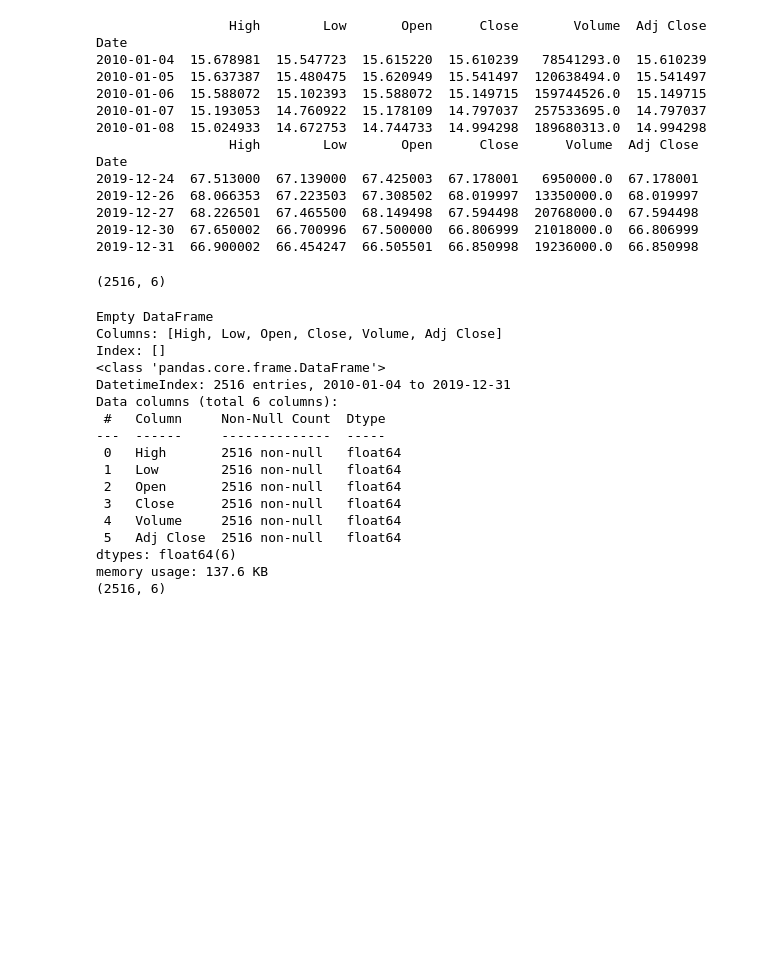
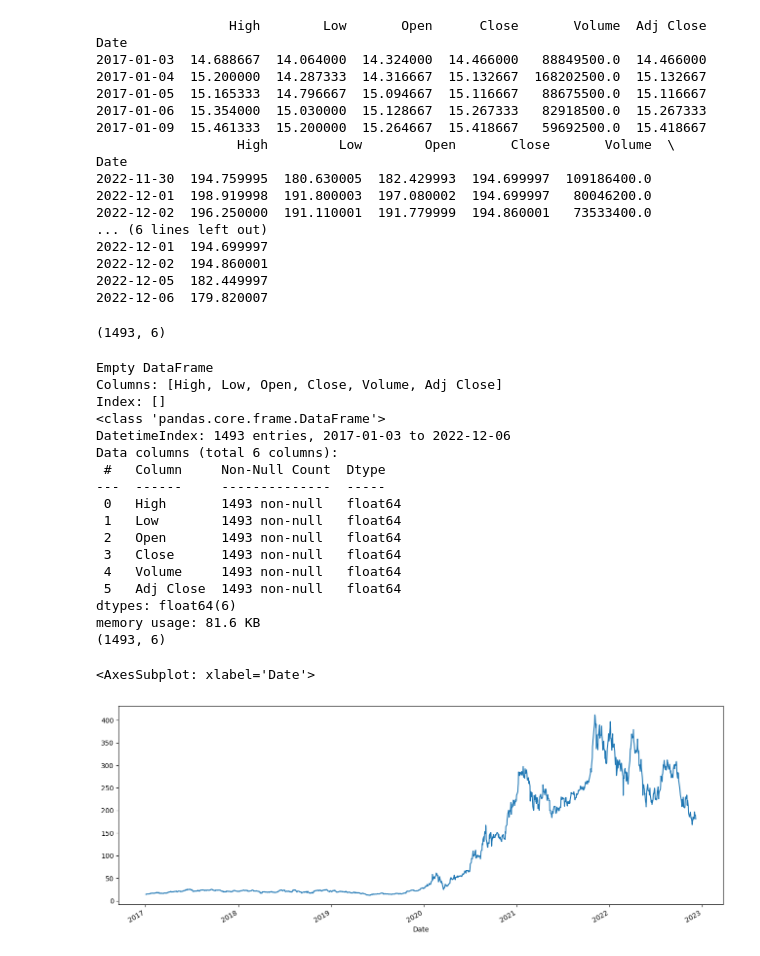
Before and after one commit to dagbolade/stock-price-assessment, a Jupyter notebook: linear_stock.ipynb, the cells around one changed output. Drawn from its saved outputs; the diff is of its cells as text; code cells hidden in the pictures; blank space fills up the shorter version.

```diff
--- a/linear_stock.ipynb
+++ b/linear_stock.ipynb
@@ -13,12 +13,12 @@ from sklearn.model_selection import train_test_split
 from sklearn.metrics import mean_squared_error, r2_score, mean_absolute_error
 
 #creating a start date and end date
-start = '2010-01-01'
-#end =  datetime.today().strftime("%Y-%m-%d")
-end = '2019-12-31'
+start = '2017-01-01'
+end =  datetime.today().strftime("%Y-%m-%d")
+#end = '2019-12-31'
 
 #creating the dataframe
-df= data.DataReader('GOOG', 'yahoo', start, end)
+df= data.DataReader('TSLA', 'yahoo', start, end)
 
 #getting the first 5 rows and the last 5 rows
 print(df.head(5))
@@ -28,40 +28,47 @@ df.shape
 # %% [output]
                  High        Low       Open      Close       Volume  Adj Close
 Date
-2010-01-04  15.678981  15.547723  15.615220  15.610239   78541293.0  15.610239
-2010-01-05  15.637387  15.480475  15.620949  15.541497  120638494.0  15.541497
-2010-01-06  15.588072  15.102393  15.588072  15.149715  159744526.0  15.149715
-2010-01-07  15.193053  14.760922  15.178109  14.797037  257533695.0  14.797037
-2010-01-08  15.024933  14.672753  14.744733  14.994298  189680313.0  14.994298
-                 High        Low       Open      Close      Volume  Adj Close
+2017-01-03  14.688667  14.064000  14.324000  14.466000   88849500.0  14.466000
+2017-01-04  15.200000  14.287333  14.316667  15.132667  168202500.0  15.132667
+2017-01-05  15.165333  14.796667  15.094667  15.116667   88675500.0  15.116667
+2017-01-06  15.354000  15.030000  15.128667  15.267333   82918500.0  15.267333
+2017-01-09  15.461333  15.200000  15.264667  15.418667   59692500.0  15.418667
+                  High         Low        Open       Close       Volume  \
 Date
-2019-12-24  67.513000  67.139000  67.425003  67.178001   6950000.0  67.178001
-2019-12-26  68.066353  67.223503  67.308502  68.019997  13350000.0  68.019997
-2019-12-27  68.226501  67.465500  68.149498  67.594498  20768000.0  67.594498
-2019-12-30  67.650002  66.700996  67.500000  66.806999  21018000.0  66.806999
-2019-12-31  66.900002  66.454247  66.505501  66.850998  19236000.0  66.850998
+2022-11-30  194.759995  180.630005  182.429993  194.699997  109186400.0
+2022-12-01  198.919998  191.800003  197.080002  194.699997   80046200.0
+2022-12-02  196.250000  191.110001  191.779999  194.860001   73533400.0
+... (6 lines left out)
+2022-12-01  194.699997
+2022-12-02  194.860001
+2022-12-05  182.449997
+2022-12-06  179.820007
-(2516, 6)
+(1493, 6)
 # %%
 #checking if there are any missing datas
 missing_data = df[df.isna().any(axis=1)]
 print(missing_data)
 df.info()
 print(df.shape)
+
+df['Open'].plot(figsize=(16,6))
 # %% [output]
 Empty DataFrame
 Columns: [High, Low, Open, Close, Volume, Adj Close]
 Index: []
 <class 'pandas.core.frame.DataFrame'>
-DatetimeIndex: 2516 entries, 2010-01-04 to 2019-12-31
+DatetimeIndex: 1493 entries, 2017-01-03 to 2022-12-06
 Data columns (total 6 columns):
  #   Column     Non-Null Count  Dtype
 ---  ------     --------------  -----
- 0   High       2516 non-null   float64
- 1   Low        2516 non-null   float64
- 2   Open       2516 non-null   float64
- 3   Close      2516 non-null   float64
- 4   Volume     2516 non-null   float64
- 5   Adj Close  2516 non-null   float64
+ 0   High       1493 non-null   float64
+ 1   Low        1493 non-null   float64
+ 2   Open       1493 non-null   float64
+ 3   Close      1493 non-null   float64
+ 4   Volume     1493 non-null   float64
+ 5   Adj Close  1493 non-null   float64
 dtypes: float64(6)
-memory usage: 137.6 KB
-(2516, 6)
+memory usage: 81.6 KB
+(1493, 6)
+<AxesSubplot: xlabel='Date'>
+[figure, added]
```
Also changed, not shown: parts of 8 cells of this notebook.
